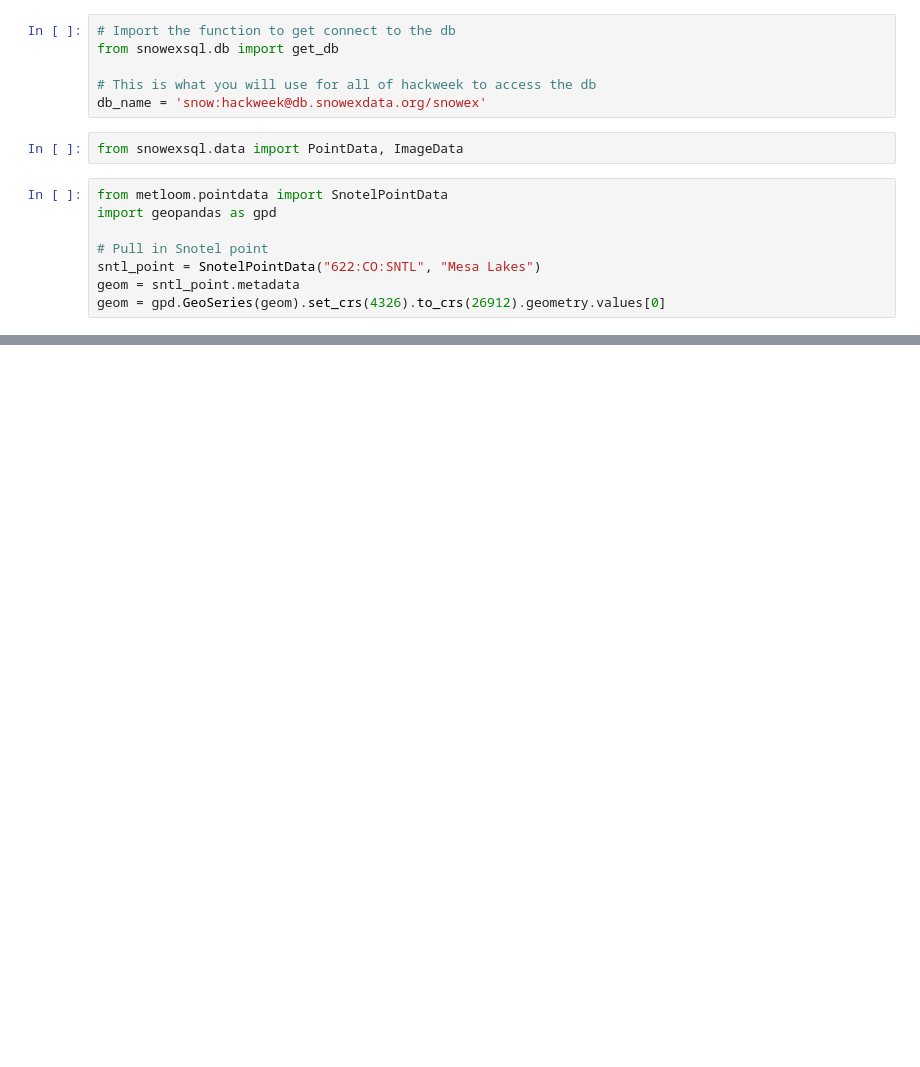
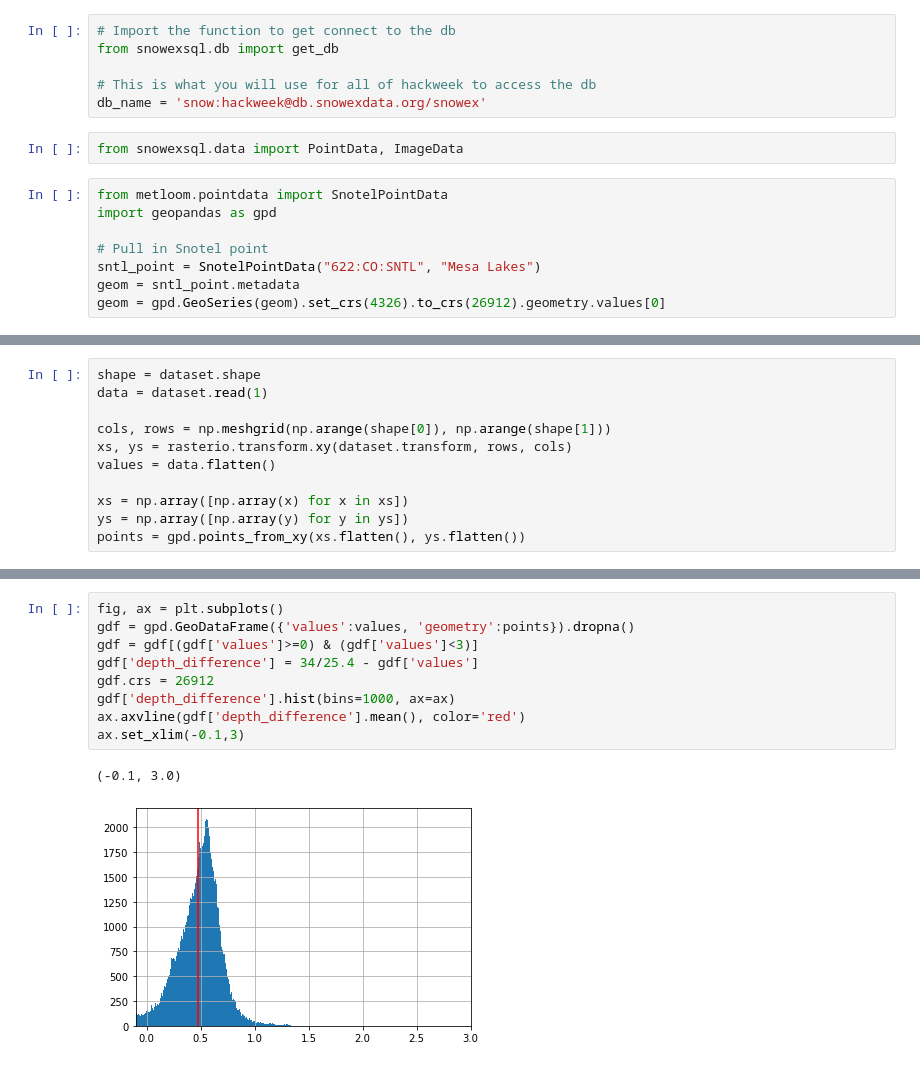
Before and after one commit to snowex-hackweek/space-station, a Jupyter notebook: contributors/dlhogan/dem_sandbox.ipynb, the cells around one changed output, grey strips where cells are left out. Saved outputs shown, nothing was run; the diff lists cells and outputs as text; blank space fills up the shorter version.

```diff
--- a/contributors/dlhogan/dem_sandbox.ipynb
+++ b/contributors/dlhogan/dem_sandbox.ipynb
@@ -59,0 +65,11 @@ dataset = raster_to_rasterio(session, rasters)[0]
+# %%
+shape = dataset.shape
+data = dataset.read(1)
+
+cols, rows = np.meshgrid(np.arange(shape[0]), np.arange(shape[1]))
+xs, ys = rasterio.transform.xy(dataset.transform, rows, cols)
+values = data.flatten()
+
+xs = np.array([np.array(x) for x in xs])
+ys = np.array([np.array(y) for y in ys])
+points = gpd.points_from_xy(xs.flatten(), ys.flatten())
@@ -60 +89,13 @@ dataset = raster_to_rasterio(session, rasters)[0]
+# %%
+fig, ax = plt.subplots()
+gdf = gpd.GeoDataFrame({'values':values, 'geometry':points}).dropna()
+gdf = gdf[(gdf['values']>=0) & (gdf['values']<3)]
+gdf['depth_difference'] = 34/25.4 - gdf['values']
+gdf.crs = 26912
+gdf['depth_difference'].hist(bins=1000, ax=ax)
+ax.axvline(gdf['depth_difference'].mean(), color='red')
+ax.set_xlim(-0.1,3)
+# %% [output]
+(-0.1, 3.0)
+[figure, added]
 # %%
```
Also changed, not shown: parts of 7 cells of this notebook.
